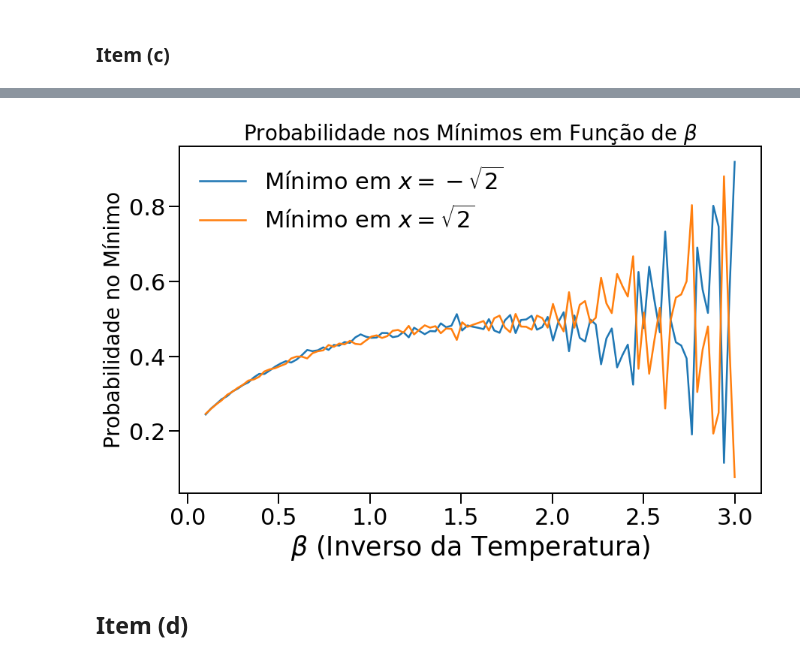
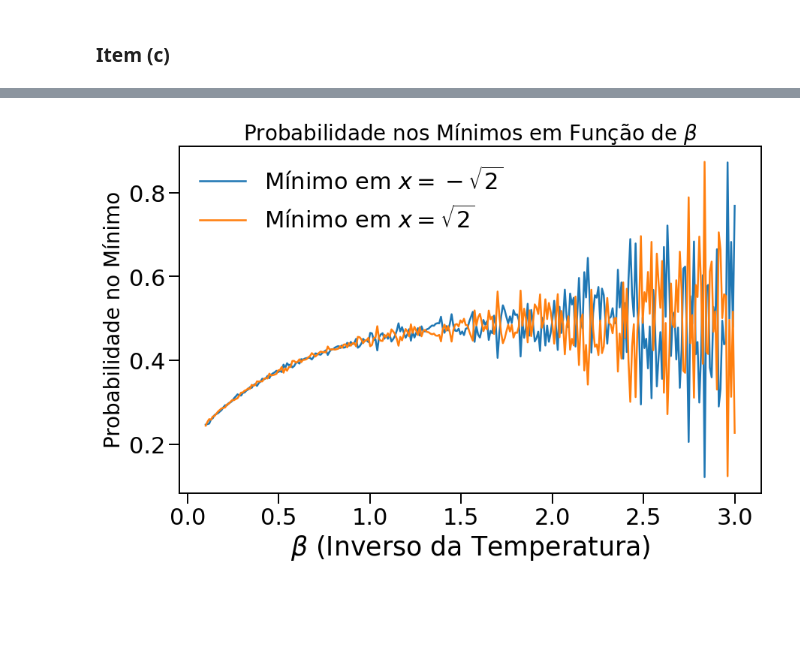
Before and after one commit to JuniorAlencar/TopFisTeo2024.2, a Jupyter notebook: Lista_1/questões/Question2.ipynb, the cells around one changed output, grey strips where cells are left out. Cells and saved outputs as stored; diff of their text form; code cells hidden in the pictures; blank space fills up the shorter version.

```diff
--- a/Lista_1/questões/Question2.ipynb
+++ b/Lista_1/questões/Question2.ipynb
@@ -107,6 +106,4 @@ def P_eq(x, beta):
 # %%
-from scipy.integrate import quad
-# Encontrar os mínimos do potencial
 # Encontrar os mínimos do potencial
 minimos = [-np.sqrt(2), np.sqrt(2)]  # Obtido analiticamente
 
@@ -127,40 +124,18 @@ def probabilidade_minimo_amostras(positions, minimo, delta=0.5):
     return np.sum((positions > minimo - delta) & (positions < minimo + delta)) / len(positions)
 
 # Parâmetros da simulação
-betas = np.linspace(0.1, 3, 100)  # Valores de beta (inverso da temperatura)
+β0, βF, N = 0.1, 3.0, 300
+β = np.linspace(β0, βF, N)
 x0 = 0.0  # Posição inicial
-delta = 1.0  # Amplitude máxima do passo aleatório
-steps = 10**6  # Número de passos na simulação
+delta = 0.5  # Amplitude máxima do passo aleatório
+steps = 10**7  # Número de passos na simulação
 
 # Armazenar as probabilidades
 probabilidades_minimos = {m: [] for m in minimos}
 
 # Simulação para diferentes valores de beta
-for beta in betas:
+for beta in β:
     positions = metropolis(V, x0, beta, steps, delta)  # Simular com Metropolis
     for minimo in minimos:
         prob = probabilidade_minimo_amostras(positions, minimo, delta=0.5)
         probabilidades_minimos[minimo].append(prob)
-
-# Plotar os resultados
-
-plt.figure(figsize=(10, 6))
-for minimo, probs in probabilidades_minimos.items():
-    if (minimo < 0):
-        plt.plot(betas, probs, linewidth=1.8, label=fr'Mínimo em $x = -\sqrt{{2}}$')
-    else:
-        plt.plot(betas, probs, linewidth = 1.8, label=fr'Mínimo em $x = \sqrt{{2}}$')
-
-
-plt.title('Probabilidade nos Mínimos em Função de $\\beta$', fontsize=20)
-plt.xlabel(r'$\beta$ (Inverso da Temperatura)', size=25)
-plt.ylabel('Probabilidade no Mínimo', fontsize=20)
-
-plt.tick_params('both', width=1.4, length=10, labelsize=22)
-plt.legend(prop={"size": 22}, fancybox=True, framealpha=0.0)
-plt.savefig("results/Questão2/minimum_vs_beta.pdf")
-plt.show()
-# %% [output]
-[figure, removed]
-# %% [markdown]
-## **Item (d)**
@@ -202,16 +142,19 @@ P_norm = [float(p / sum(P_theoretical)) for p in P_theoretical]
-# %%
-
-#β0, βF, N = 0.0, 5.0, 1000
-#β = np.linspace(β0, βF, N)
-β = 2.0
-x0 = 0.0         # Posição inicial
-delta = 1.0      # Amplitude máxima do passo aleatório
-steps = 1000000
-positions =  metropolis(V, x0, β, steps, delta)
-# HistogramaP_theoretical:-1] + bins[1:]) / 2
-
-# Distribuição teórica
-x = np.linspace(-5, 5, 1000000)
-P_theoretical = np.exp(-beta * V(x))
-normalization_factor = sum(P_theoretical)
-P_theoretical /= normalization_factor
+# %%
+# Plotar os resultados
+plt.figure(figsize=(10, 6))e
+for minimo, probs in probabilidades_minimos.items():
+    if (minimo < 0):
+        plt.plot(β, probs, linewidth=1.8, label=fr'Mínimo em $x = -\sqrt{{2}}$')
+    else:
+        plt.plot(β, probs, linewidth = 1.8, label=fr'Mínimo em $x = \sqrt{{2}}$')
+
+
+plt.title('Probabilidade nos Mínimos em Função de $\\beta$', fontsize=20)
+plt.xlabel(r'$\beta$ (Inverso da Temperatura)', size=25)
+plt.ylabel('Probabilidade no Mínimo', fontsize=20)
+plt.tick_params('both', width=1.4, length=10, labelsize=22)
+plt.legend(prop={"size": 22}, fancybox=True, framealpha=0.0)
+#plt.savefig("results/Questão2/minimum_vs_beta.pdf")
+plt.show()
+# %% [output]
+[figure, added]
```
Also changed, not shown: parts of 6 cells of this notebook, 9 other files.
